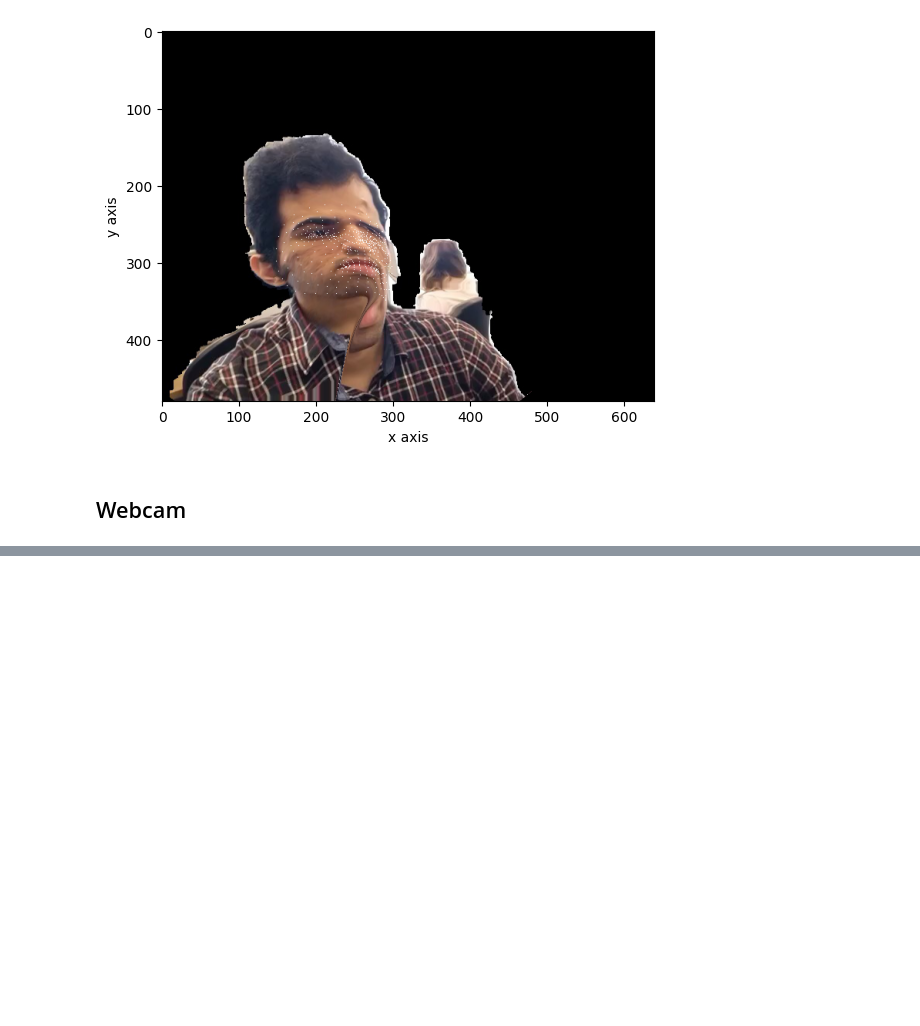
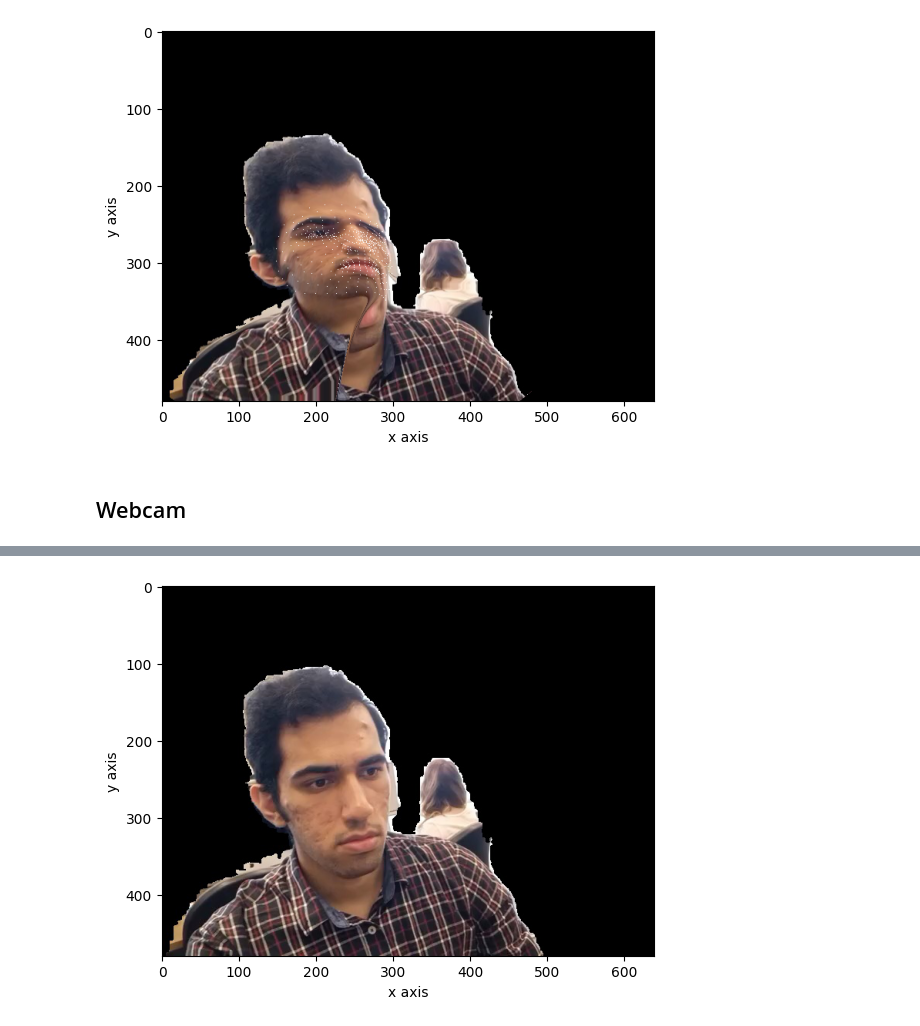
Before and after one commit to aminfadaei116/view-net, a Jupyter notebook: ViewNet notbook.ipynb, the cells around one changed output, grey strips where cells are left out. Drawn from its saved outputs; the diff is of its cells as text; code cells hidden in the pictures; blank space fills up the shorter version.

```diff
--- a/ViewNet notbook.ipynb
+++ b/ViewNet notbook.ipynb
@@ -172,0 +204,4 @@ Clipping input data to the valid range for imshow with RGB data ([0..1] for floa
+# %%
+img = showImageTensor(ref/255, is3chan=True, isOutput=True, returnOutput=True)
+# %% [output]
+[figure, added]
```
Also changed, not shown: parts of 12 cells of this notebook, 2 other files.
